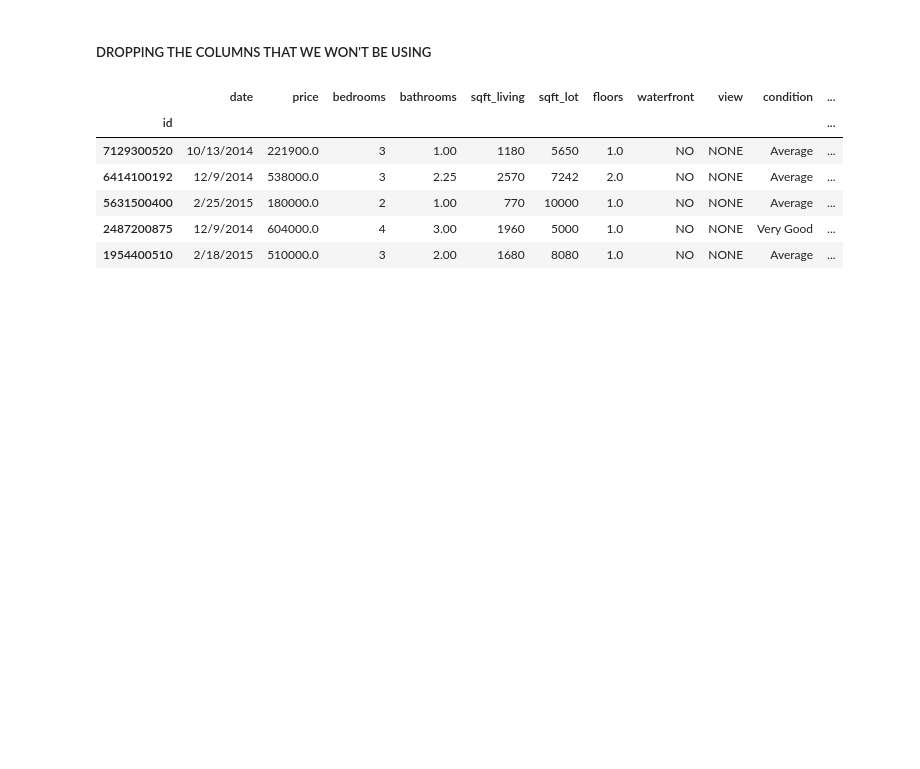
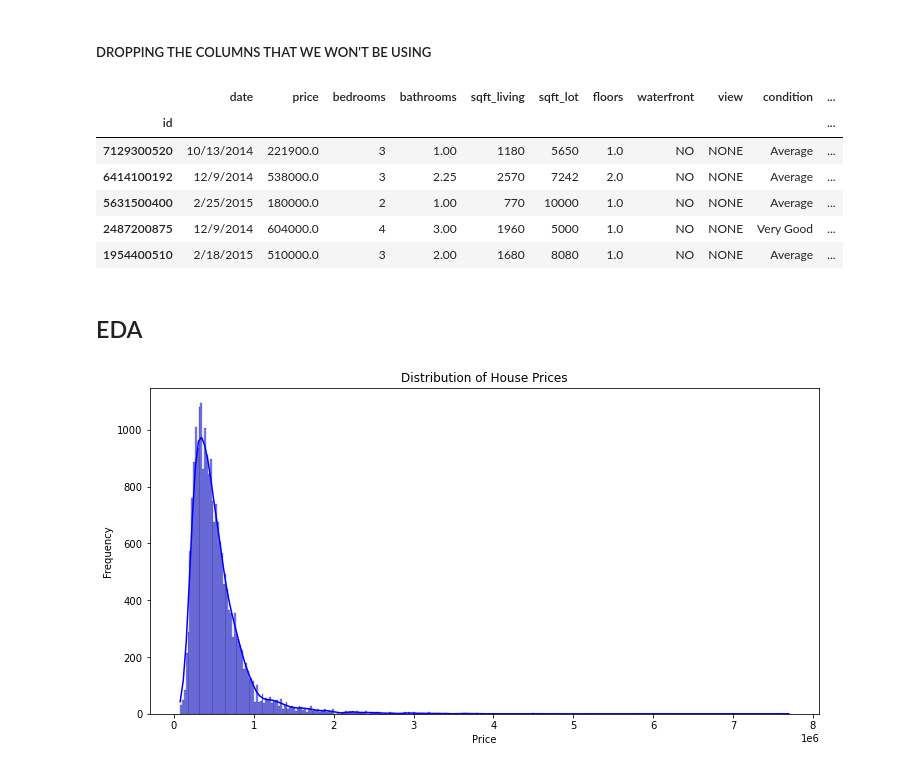
Before and after one commit to Calvin-Omwega/dsc-phase-2-Project, a Jupyter notebook: student.ipynb, the cells around one changed output. Drawn from its saved outputs; the diff is of its cells as text; code cells hidden in the pictures; blank space fills up the shorter version.

```diff
--- a/student.ipynb
+++ b/student.ipynb
@@ -363,3 +363,15 @@ dataset.head()
 | 5631500400 | 2/25/2015 | 180000.0 | 2 | 1.00 | 770 | 10000 | 1.0 | NO | NONE | Average | ... |
 | 2487200875 | 12/9/2014 | 604000.0 | 4 | 3.00 | 1960 | 5000 | 1.0 | NO | NONE | Very Good | ... |
 | 1954400510 | 2/18/2015 | 510000.0 | 3 | 2.00 | 1680 | 8080 | 1.0 | NO | NONE | Average | ... |
+# %% [markdown]
+## EDA
+# %%
+# Visualizing the distribution of 'price'
+plt.figure(figsize=(12, 6))
+sns.histplot(dataset['price'], kde=True, color='blue')
+plt.title('Distribution of House Prices')
+plt.xlabel('Price')
+plt.ylabel('Frequency')
+plt.show()
+# %% [output]
+[figure, added]
```
Also changed, not shown: parts of 16 cells of this notebook.
